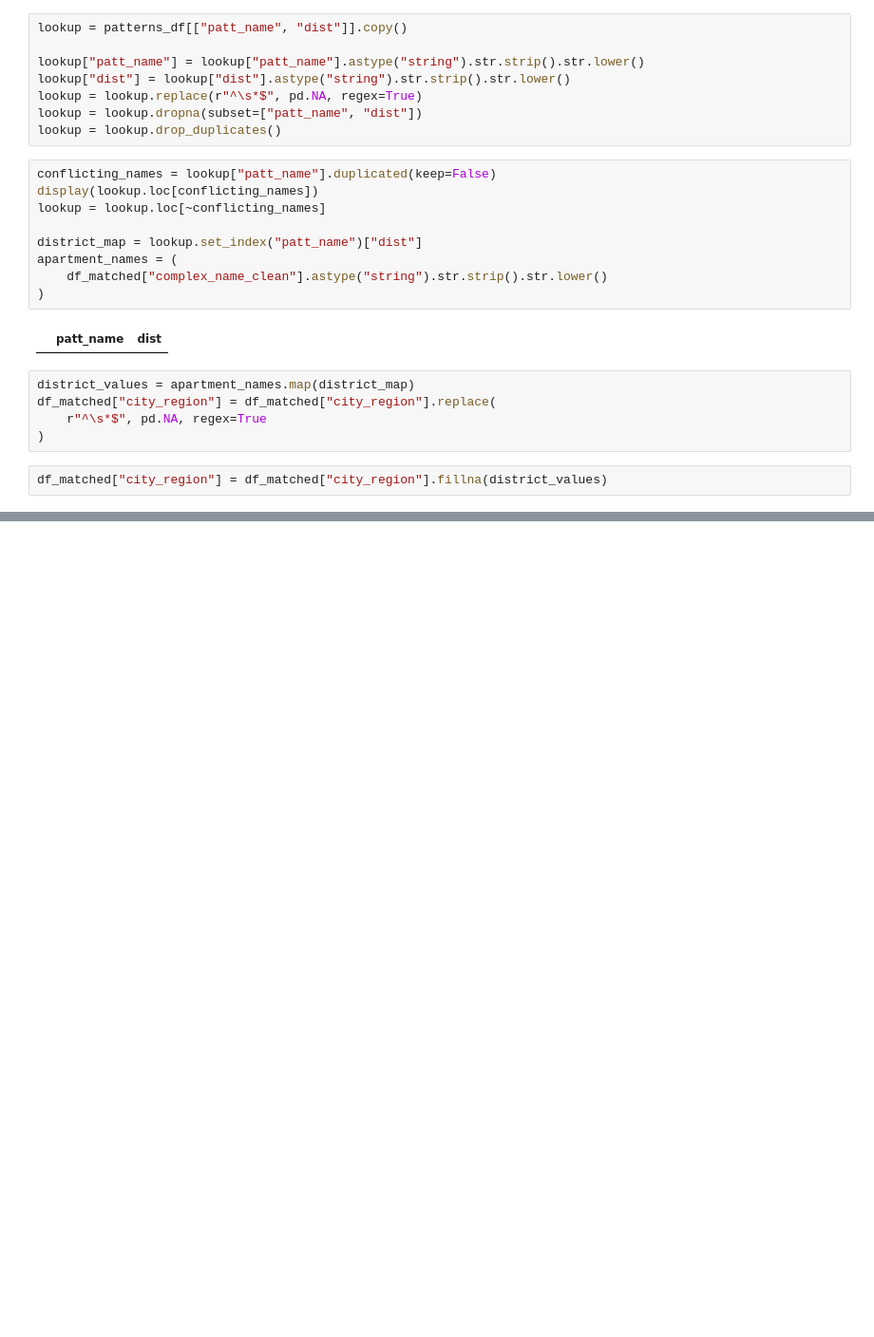
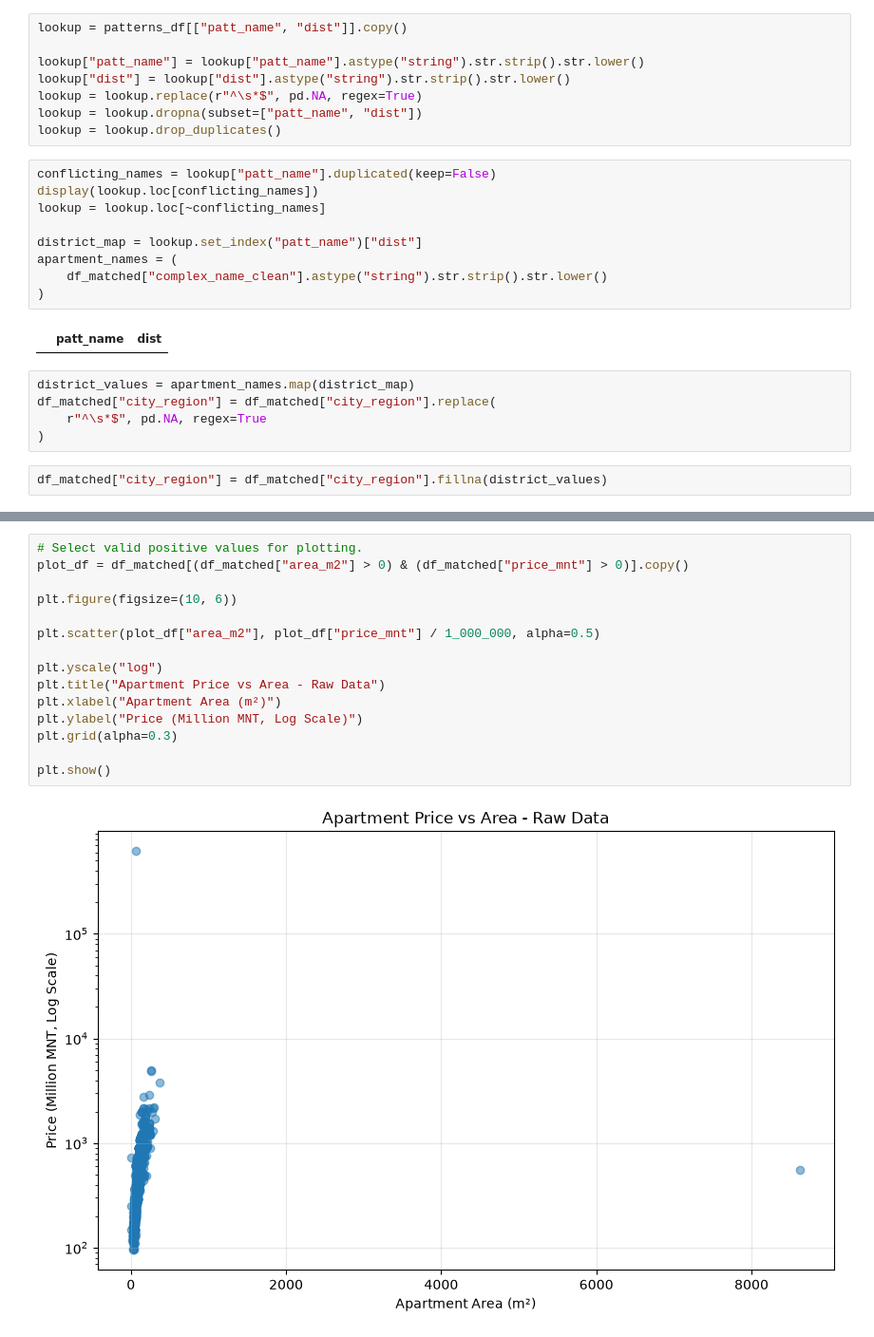
Before and after one commit to 2026328-Dashzeveg-Purevtogtokh/Machine-Learning-Sep26, a Jupyter notebook: CA1-ML-Apartment-Price-Prediction/notebooks/2026328_Machine_Learning_CA1_V1.ipynb, the cells around one changed output, grey strips where cells are left out. Shown at 95% size. Cells and saved outputs as stored; diff of their text form; blank space fills up the shorter version.

```diff
--- a/CA1-ML-Apartment-Price-Prediction/notebooks/2026328_Machine_Learning_CA1_V1.ipynb
+++ b/CA1-ML-Apartment-Price-Prediction/notebooks/2026328_Machine_Learning_CA1_V1.ipynb
@@ -624,0 +902,17 @@ Max price_mnt: 615650000000
+# %%
+# Select valid positive values for plotting.
+plot_df = df_matched[(df_matched["area_m2"] > 0) & (df_matched["price_mnt"] > 0)].copy()
+
+plt.figure(figsize=(10, 6))
+
+plt.scatter(plot_df["area_m2"], plot_df["price_mnt"] / 1_000_000, alpha=0.5)
+
+plt.yscale("log")
+plt.title("Apartment Price vs Area - Raw Data")
+plt.xlabel("Apartment Area (m²)")
+plt.ylabel("Price (Million MNT, Log Scale)")
+plt.grid(alpha=0.3)
+
+plt.show()
+# %% [output]
+[figure, added]
```
Also changed, not shown: parts of 33 cells of this notebook.
